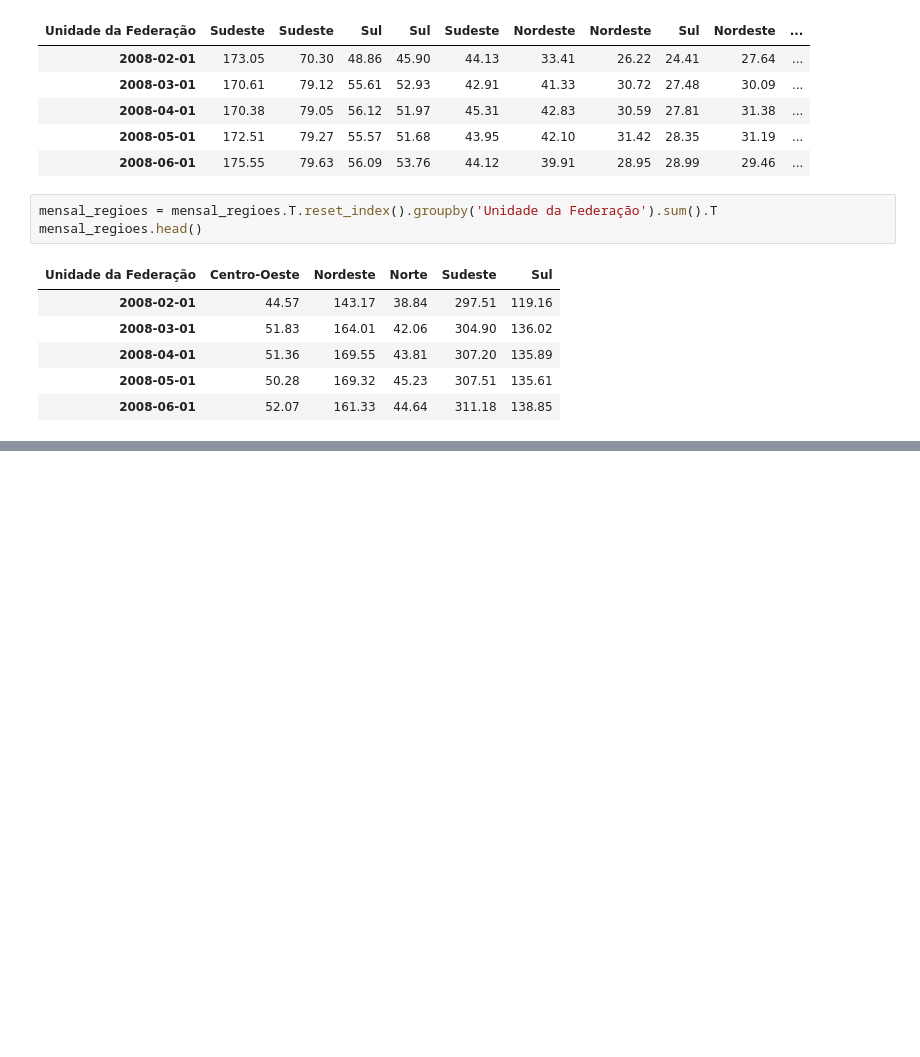
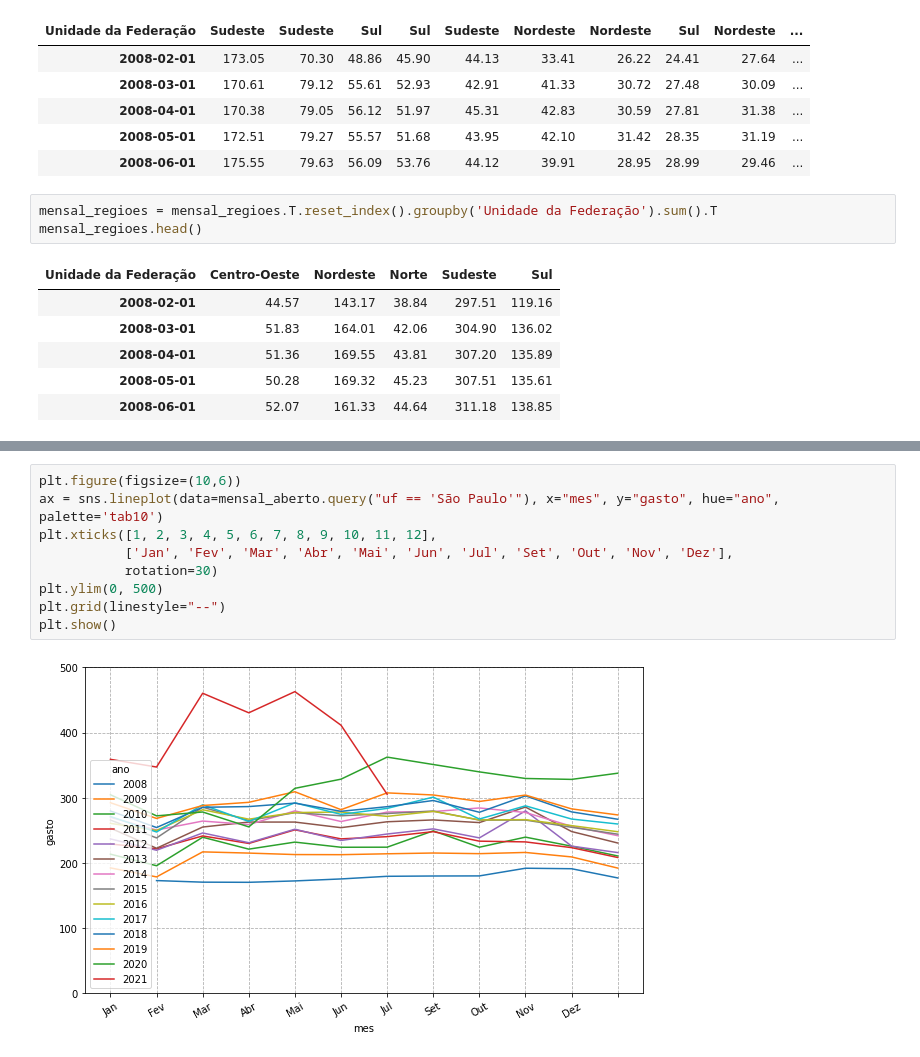
Before and after one commit to VitorFRodrigues/Data-Science-Bootcamp, a Jupyter notebook: Modulo02/Bootcamp_Datascience.ipynb, the cells around one changed output, grey strips where cells are left out. Drawn from its saved outputs; the diff is of its cells as text; blank space fills up the shorter version.

```diff
--- a/Modulo02/Bootcamp_Datascience.ipynb
+++ b/Modulo02/Bootcamp_Datascience.ipynb
@@ -1400,0 +1462,11 @@ plt.show()
+# %%
+plt.figure(figsize=(10,6))
+ax = sns.lineplot(data=mensal_aberto.query("uf == 'São Paulo'"), x="mes", y="gasto", hue="ano", palette='tab10')
+plt.xticks([1, 2, 3, 4, 5, 6, 7, 8, 9, 10, 11, 12],
+           ['Jan', 'Fev', 'Mar', 'Abr', 'Mai', 'Jun', 'Jul', 'Set', 'Out', 'Nov', 'Dez'],
+           rotation=30)
+plt.ylim(0, 500)
+plt.grid(linestyle="--")
+plt.show()
+# %% [output]
+[figure, added]
```
Also changed, not shown: parts of 31 cells of this notebook.
